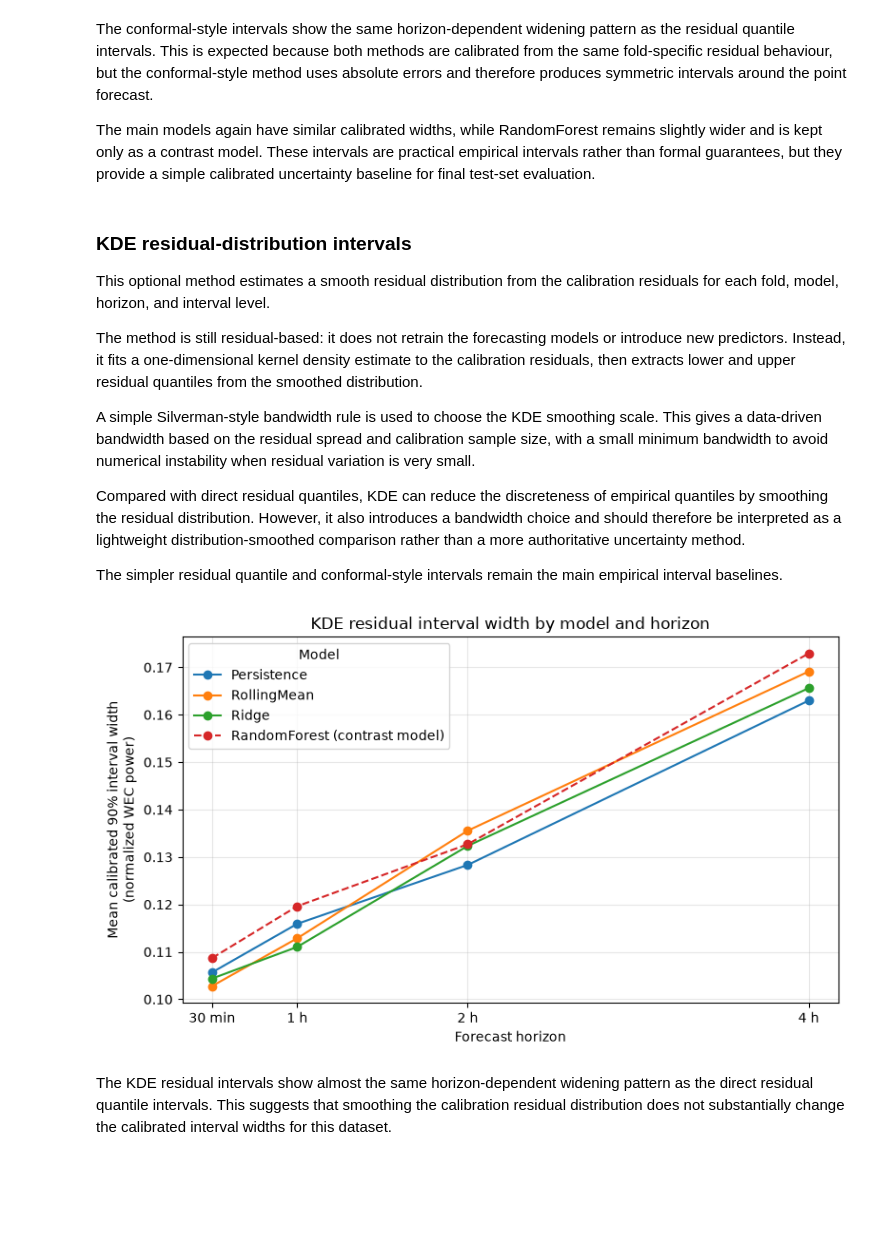
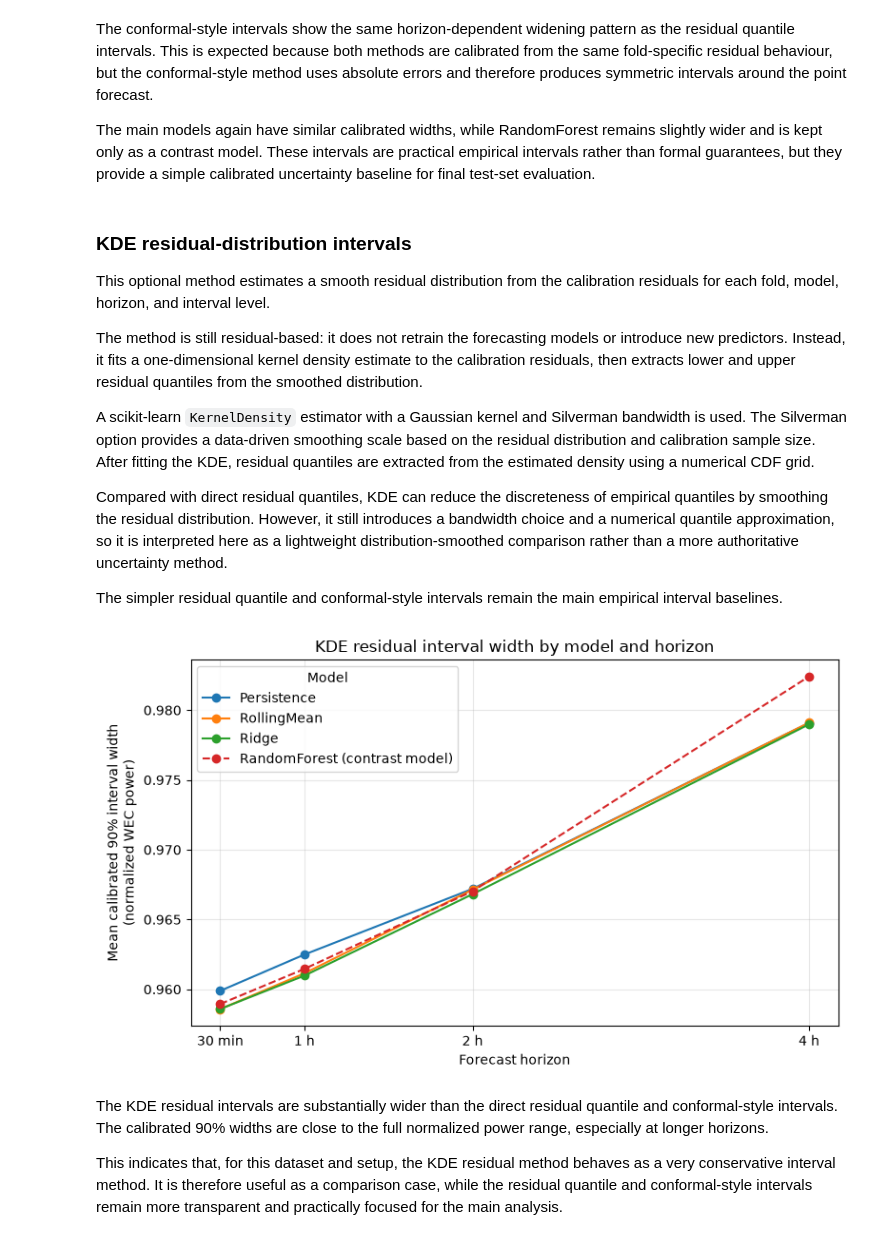
Before and after one commit to ChouaibB/wave-energy-forecasting-storage-ml, a Jupyter notebook: notebooks/04_prediction_intervals_uncertainty.ipynb, the cells around one changed output. Cells and saved outputs as stored; diff of their text form; code cells hidden in the pictures; blank space fills up the shorter version.

Commit message:
bandwidth implementation from sklearn not custom -> yet intervals are too large and uninformative

```diff
--- a/notebooks/04_prediction_intervals_uncertainty.ipynb
+++ b/notebooks/04_prediction_intervals_uncertainty.ipynb
@@ -607,50 +607,32 @@ This optional method estimates a smooth residual distribution from the calibrati
 
 The method is still residual-based: it does not retrain the forecasting models or introduce new predictors. Instead, it fits a one-dimensional kernel density estimate to the calibration residuals, then extracts lower and upper residual quantiles from the smoothed distribution.
 
-A simple Silverman-style bandwidth rule is used to choose the KDE smoothing scale. This gives a data-driven bandwidth based on the residual spread and calibration sample size, with a small minimum bandwidth to avoid numerical instability when residual variation is very small.
+A scikit-learn `KernelDensity` estimator with a Gaussian kernel and Silverman bandwidth is used. The Silverman option provides a data-driven smoothing scale based on the residual distribution and calibration sample size. After fitting the KDE, residual quantiles are extracted from the estimated density using a numerical CDF grid.
 
-Compared with direct residual quantiles, KDE can reduce the discreteness of empirical quantiles by smoothing the residual distribution. However, it also introduces a bandwidth choice and should therefore be interpreted as a lightweight distribution-smoothed comparison rather than a more authoritative uncertainty method.
+Compared with direct residual quantiles, KDE can reduce the discreteness of empirical quantiles by smoothing the residual distribution. However, it still introduces a bandwidth choice and a numerical quantile approximation, so it is interpreted here as a lightweight distribution-smoothed comparison rather than a more authoritative uncertainty method.
 
 The simpler residual quantile and conformal-style intervals remain the main empirical interval baselines.
 # %%
 from sklearn.neighbors import KernelDensity
 
-
-def silverman_bandwidth(values, min_bandwidth=1e-3):
-    """Simple Silverman-style bandwidth for one-dimensional residuals."""
-    values = np.asarray(pd.Series(values).dropna(), dtype=float)
-
-    if len(values) < 2:
-        return min_bandwidth
-
-    std = np.std(values, ddof=1)
-    iqr = np.subtract(*np.percentile(values, [75, 25]))
-    robust_scale = min(std, iqr / 1.349) if iqr > 0 else std
-
-    if not np.isfinite(robust_scale) or robust_scale <= 0:
-        return min_bandwidth
-
-    bandwidth = 0.9 * robust_scale * (len(values) ** (-1 / 5))
-    return max(float(bandwidth), min_bandwidth)
-
-
 def kde_residual_quantiles(values, probs, grid_size=2048):
-    """Estimate residual quantiles from a one-dimensional KDE."""
+    """Estimate residual quantiles from a scikit-learn KDE with Silverman bandwidth."""
     values = np.asarray(pd.Series(values).dropna(), dtype=float)
 
     if len(values) < 20 or np.std(values) == 0:
         return np.quantile(values, probs)
 
-    bandwidth = silverman_bandwidth(values)
+    values_2d = values.reshape(-1, 1)
+
+    kde = KernelDensity(kernel="gaussian", bandwidth="silverman")
+    kde.fit(values_2d)
+
+    bandwidth = getattr(kde, "bandwidth_", np.std(values))
 
     grid_margin = 4.0 * bandwidth
     grid_min = values.min() - grid_margin
     grid_max = values.max() + grid_margin
-
     grid = np.linspace(grid_min, grid_max, grid_size)
-
-    kde = KernelDensity(kernel="gaussian", bandwidth=bandwidth)
-    kde.fit(values.reshape(-1, 1))
 
     density = np.exp(kde.score_samples(grid.reshape(-1, 1)))
 
@@ -749,33 +731,35 @@ for model in ALL_MODELS:
     linestyle = "--" if is_contrast else "-"
     label = f"{model} (contrast model)" if is_contrast else model
 
     ax.plot(
         model_df["horizon_hours"],
         model_df["mean_width_norm"],
         marker="o",
         linestyle=linestyle,
         label=label,
     )
 
 ax.set_title("KDE residual interval width by model and horizon")
 ax.set_xlabel("Forecast horizon")
 ax.set_ylabel(
     f"Mean calibrated {int(MAIN_INTERVAL_LEVEL * 100)}% interval width\n"
     "(normalized WEC power)"
 )
 ax.set_xticks(horizon_ticks["horizon_hours"])
 ax.set_xticklabels(horizon_ticks["horizon_label"])
 ax.grid(True, alpha=0.3)
 ax.legend(title="Model")
 
 fig.tight_layout()
 
 kde_residual_width_path = (
     FIGURES_DIR / "kde_residual_interval_width_by_model_horizon.png"
 )
 fig.savefig(kde_residual_width_path, dpi=200, bbox_inches="tight")
 plt.show()
 # %% [output]
-[figure, old version]
+[figure, new version]
 # %% [markdown]
-The KDE residual intervals show almost the same horizon-dependent widening pattern as the direct residual quantile intervals. This suggests that smoothing the calibration residual distribution does not substantially change the calibrated interval widths for this dataset.
+The KDE residual intervals are substantially wider than the direct residual quantile and conformal-style intervals. The calibrated 90% widths are close to the full normalized power range, especially at longer horizons.
+
+This indicates that, for this dataset and setup, the KDE residual method behaves as a very conservative interval method. It is therefore useful as a comparison case, while the residual quantile and conformal-style intervals remain more transparent and practically focused for the main analysis.
```
Also changed, not shown: 1 other file.
